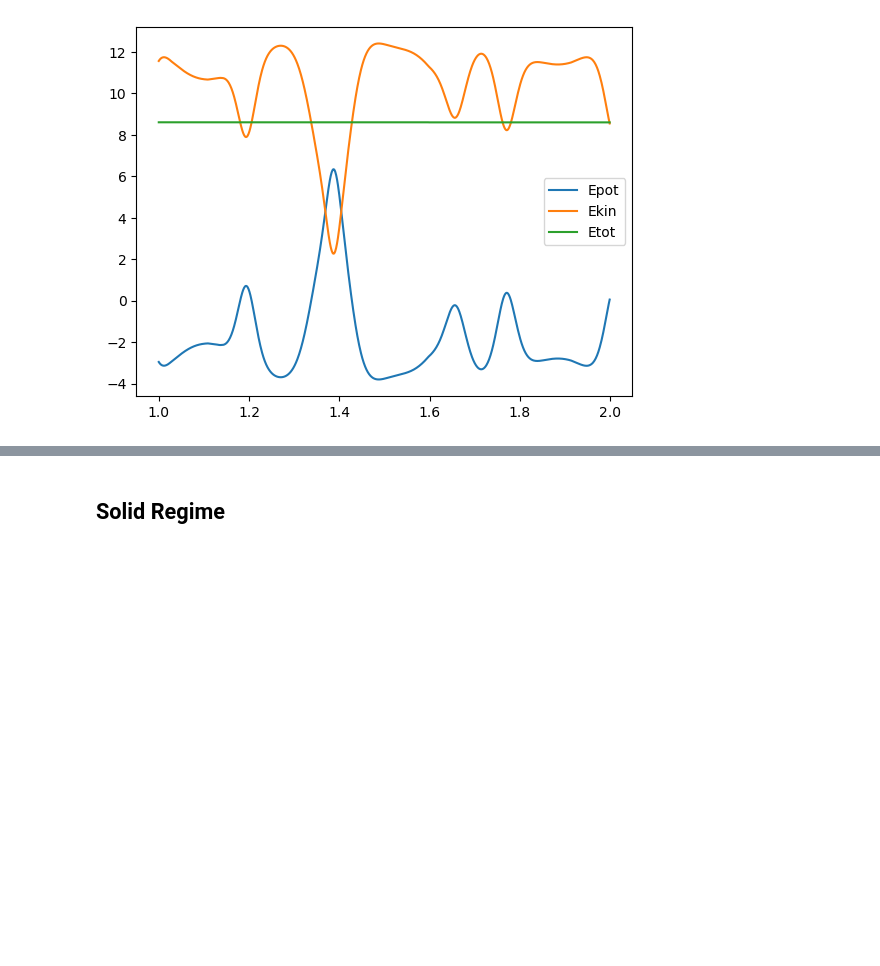
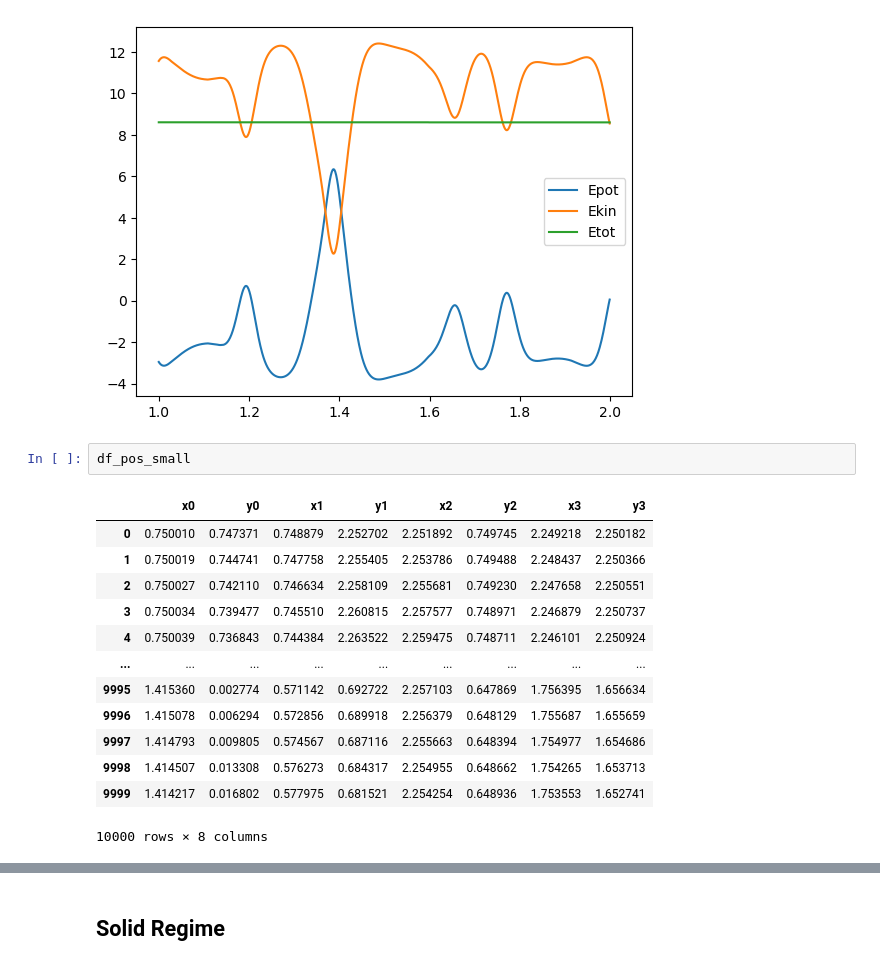
Before and after one commit to beevus77/physics514, a Jupyter notebook: HW_LJ/plots.ipynb, the cells around one changed output, grey strips where cells are left out. Drawn from its saved outputs; the diff is of its cells as text; blank space fills up the shorter version.

```diff
--- a/HW_LJ/plots.ipynb
+++ b/HW_LJ/plots.ipynb
@@ -32,3 +33,19 @@ plt.legend()
 plt.show()
 # %% [output]
 [figure]
+# %%
+df_pos_small
+# %% [output]
+|  | x0 | y0 | x1 | y1 | x2 | y2 | x3 | y3 |
+| 0 | 0.750010 | 0.747371 | 0.748879 | 2.252702 | 2.251892 | 0.749745 | 2.249218 | 2.250182 |
+| 1 | 0.750019 | 0.744741 | 0.747758 | 2.255405 | 2.253786 | 0.749488 | 2.248437 | 2.250366 |
+| 2 | 0.750027 | 0.742110 | 0.746634 | 2.258109 | 2.255681 | 0.749230 | 2.247658 | 2.250551 |
+| 3 | 0.750034 | 0.739477 | 0.745510 | 2.260815 | 2.257577 | 0.748971 | 2.246879 | 2.250737 |
+| 4 | 0.750039 | 0.736843 | 0.744384 | 2.263522 | 2.259475 | 0.748711 | 2.246101 | 2.250924 |
+| ... | ... | ... | ... | ... | ... | ... | ... | ... |
+| 9995 | 1.415360 | 0.002774 | 0.571142 | 0.692722 | 2.257103 | 0.647869 | 1.756395 | 1.656634 |
+| 9996 | 1.415078 | 0.006294 | 0.572856 | 0.689918 | 2.256379 | 0.648129 | 1.755687 | 1.655659 |
+| 9997 | 1.414793 | 0.009805 | 0.574567 | 0.687116 | 2.255663 | 0.648394 | 1.754977 | 1.654686 |
+| 9998 | 1.414507 | 0.013308 | 0.576273 | 0.684317 | 2.254955 | 0.648662 | 1.754265 | 1.653713 |
+| 9999 | 1.414217 | 0.016802 | 0.577975 | 0.681521 | 2.254254 | 0.648936 | 1.753553 | 1.652741 |
+10000 rows × 8 columns
```
Also changed, not shown: parts of 3 cells of this notebook.
